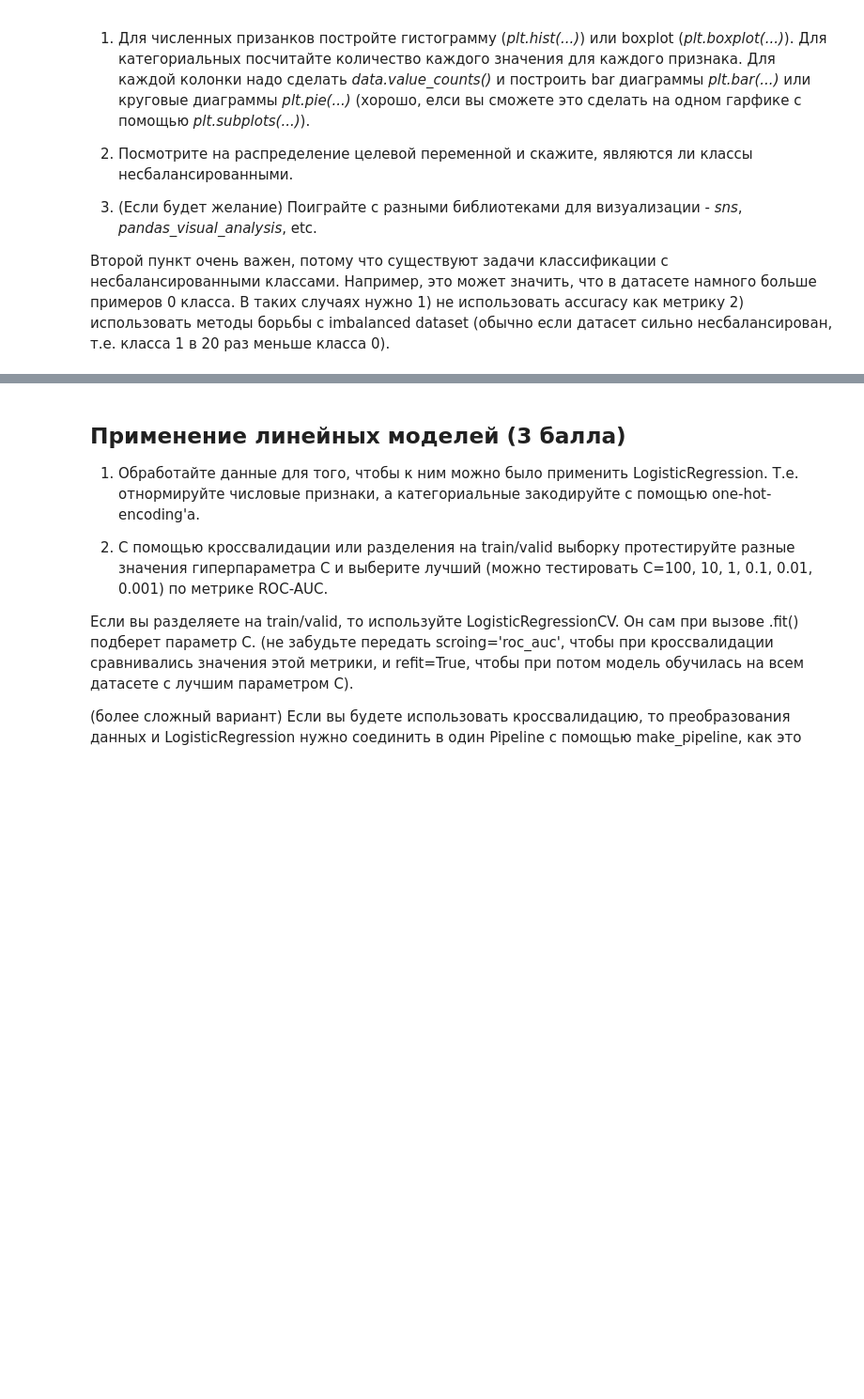
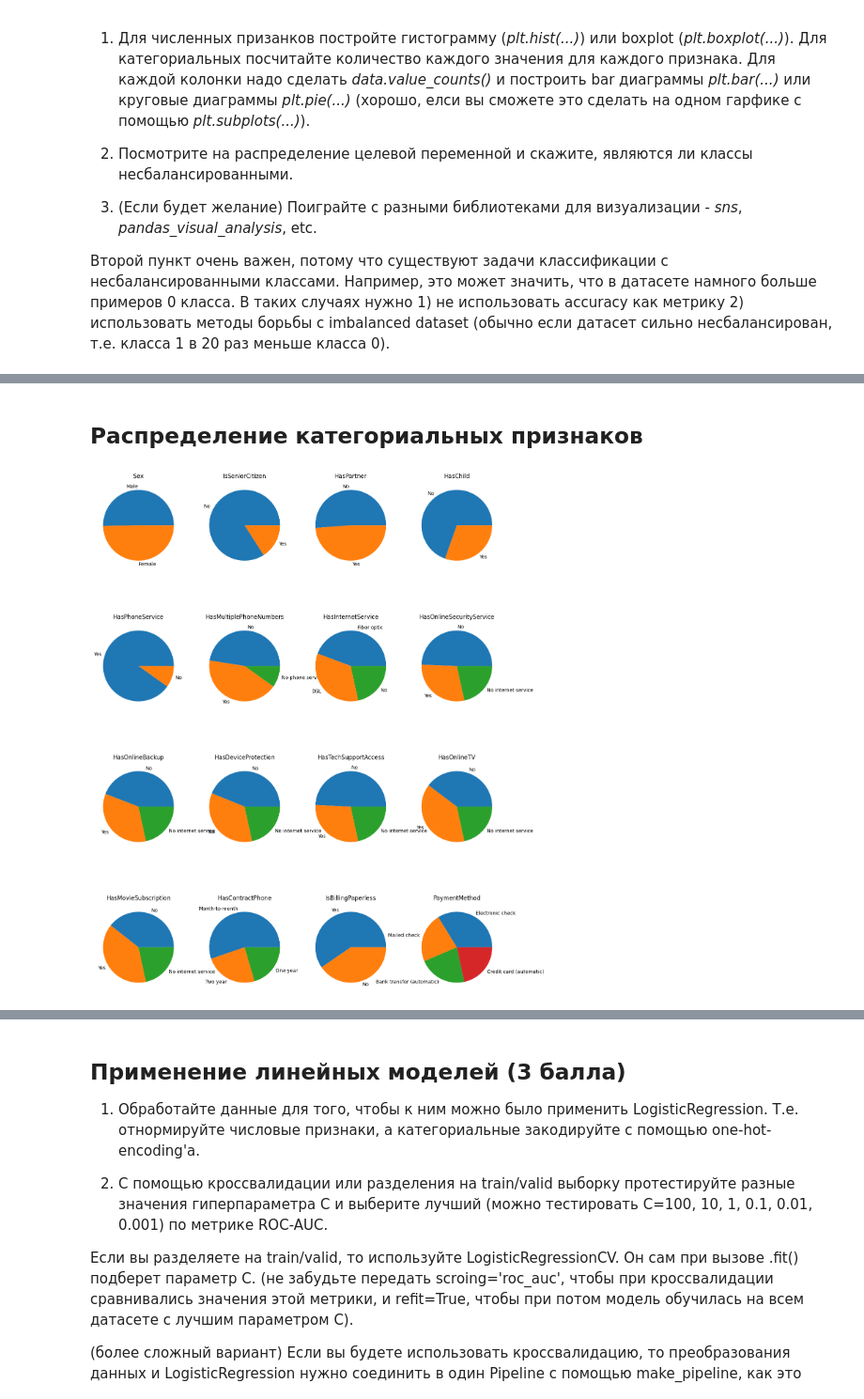
Before and after one commit to victorpichugov/DLS_Course_2023, a Jupyter notebook: hw_kaggle.ipynb, the cells around one changed output, grey strips where cells are left out. Shown at 94% size. Saved outputs shown, nothing was run; the diff lists cells and outputs as text; code cells hidden in the pictures; blank space fills up the shorter version.

```diff
--- a/hw_kaggle.ipynb
+++ b/hw_kaggle.ipynb
@@ -154,0 +304,12 @@ target_col = 'Churn'
+# %% [markdown]
+## Распределение категориальных признаков
+# %%
+fig, axes = plt.subplots(4, 4, figsize=(15, 20))
+
+for ax, cat_col in zip(axes.flatten(), cat_cols):
+    ax.set_title(cat_col)
+    counts = data_train[cat_col].value_counts()
+    labels = counts.index
+    ax.pie(counts, labels=labels)
+# %% [output]
+[figure, added]
```
Also changed, not shown: parts of 51 cells of this notebook, 5 other files.
